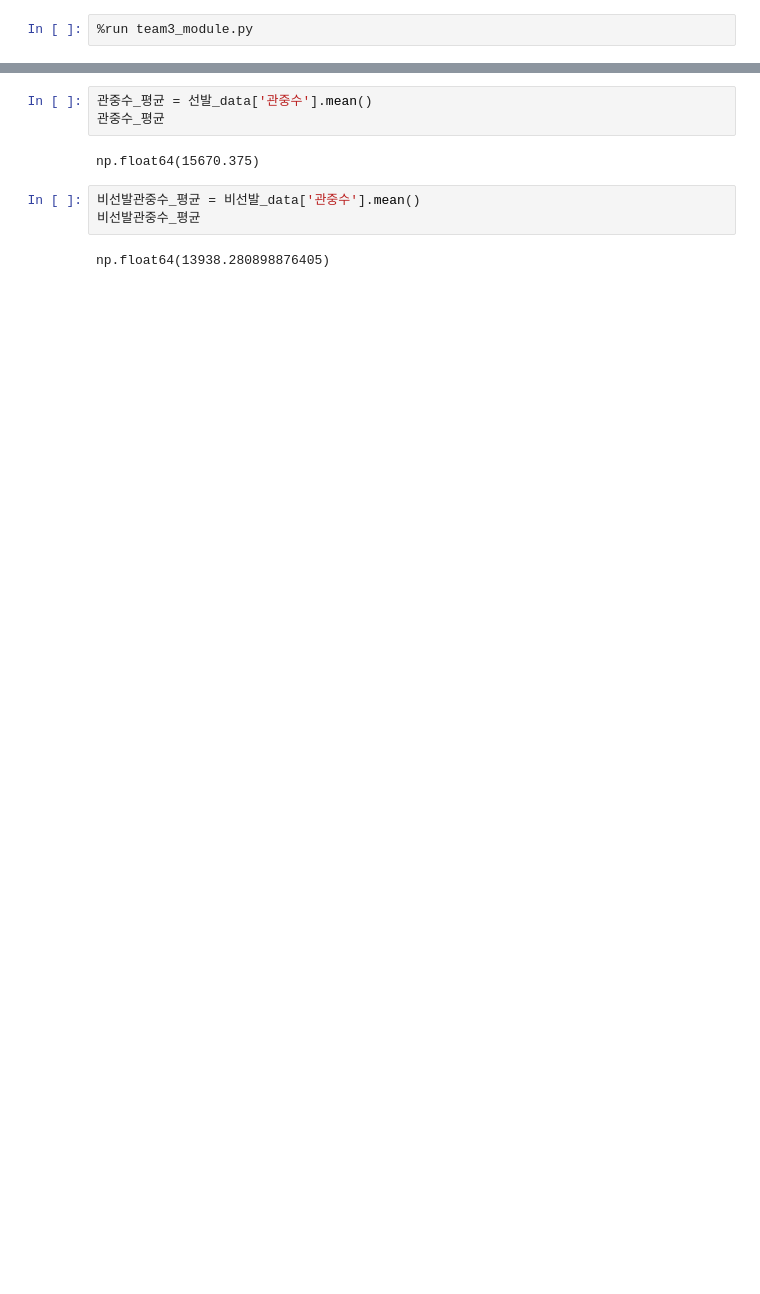
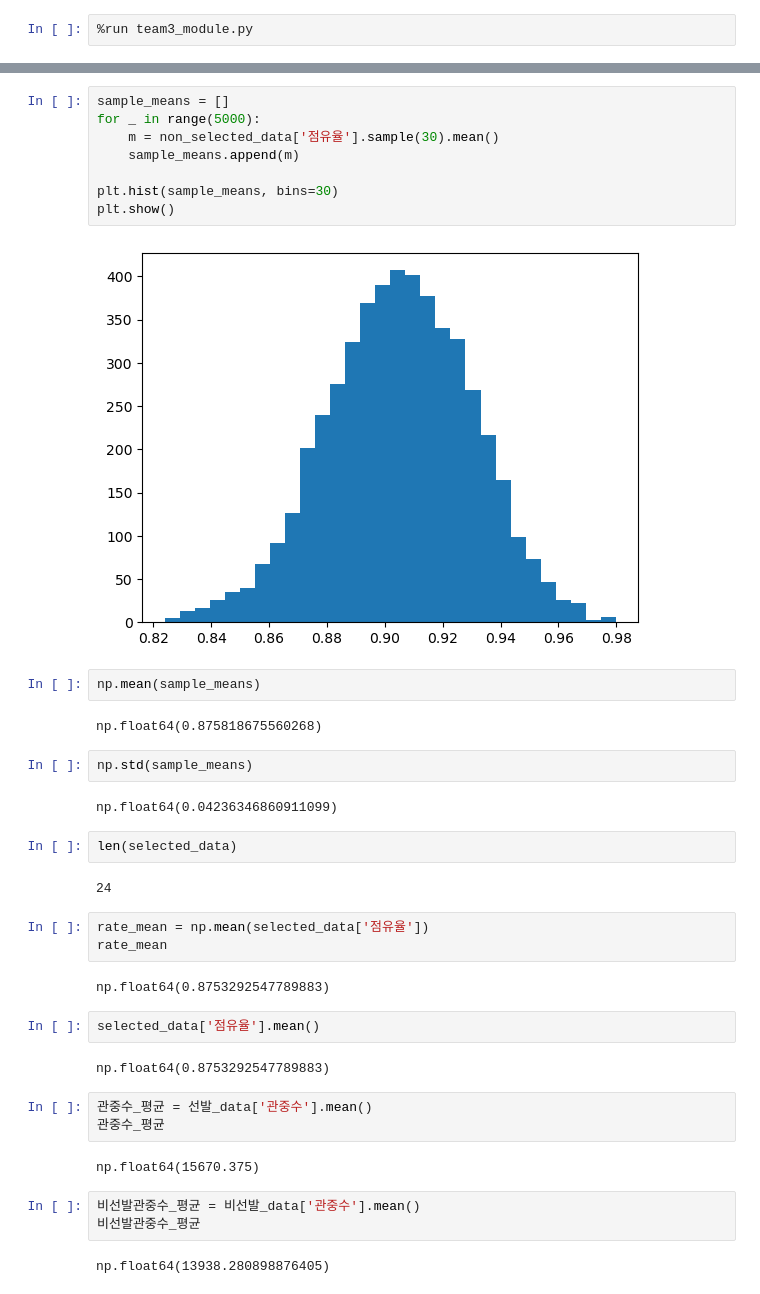
Before and after one commit to duddbs2002/team3, a Jupyter notebook: Youngyun/Ryu_starting_records.ipynb, the cells around one changed output, grey strips where cells are left out. Cells and saved outputs as stored; diff of their text form; blank space fills up the shorter version.

```diff
--- a/Youngyun/Ryu_starting_records.ipynb
+++ b/Youngyun/Ryu_starting_records.ipynb
@@ -72,3 +137,34 @@ filtered_data
+# %%
+sample_means = []
+for _ in range(5000):
+    m = non_selected_data['점유율'].sample(30).mean()
+    sample_means.append(m)
+
+plt.hist(sample_means, bins=30)
+plt.show()
+# %% [output]
+[figure, added]
+# %%
+np.mean(sample_means)
+# %% [output]
+np.float64(0.875818675560268)
+# %%
+np.std(sample_means)
+# %% [output]
+np.float64(0.04236346860911099)
+# %%
+len(selected_data)
+# %% [output]
+24
+# %%
+rate_mean = np.mean(selected_data['점유율'])
+rate_mean
+# %% [output]
+np.float64(0.8753292547789883)
+# %%
+selected_data['점유율'].mean()
+# %% [output]
+np.float64(0.8753292547789883)
 # %%
 관중수_평균 = 선발_data['관중수'].mean()
 관중수_평균
```
Also changed, not shown: parts of 15 cells of this notebook, 2 other files.
